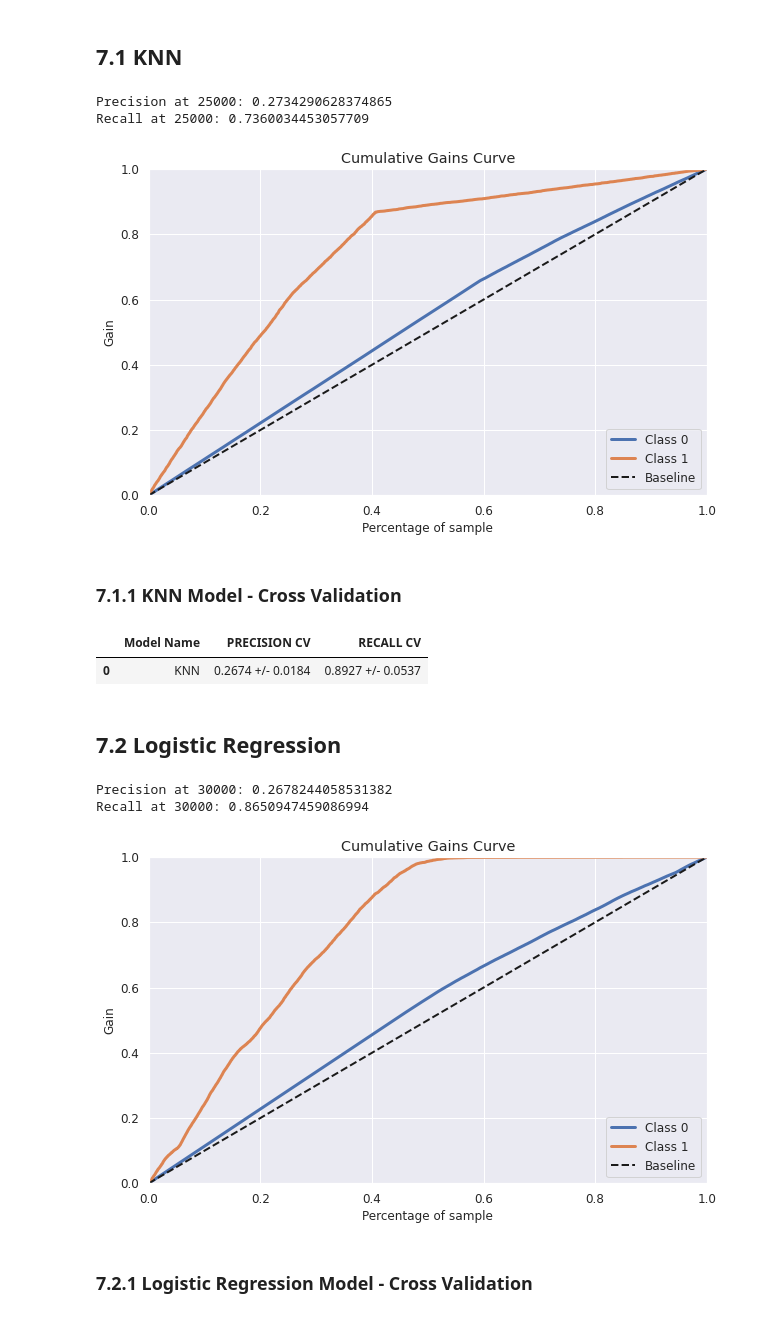
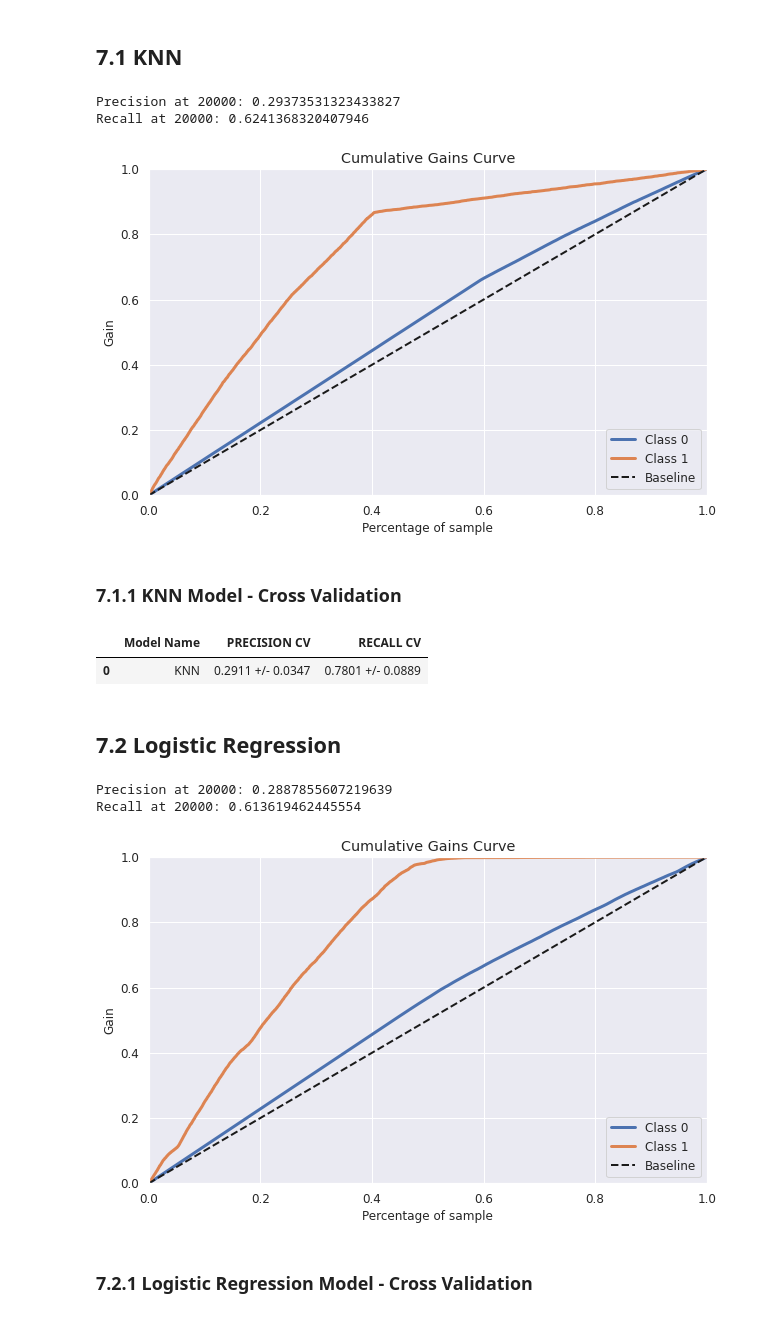
Before and after one commit to JeffersonMedines/health_insurance_cross_sell, a Jupyter notebook: notebooks/m01_v01_health_insurance_cross_sell.ipynb, the cells around one changed output. Drawn from its saved outputs; the diff is of its cells as text; code cells hidden in the pictures.

```diff
--- a/notebooks/m01_v01_health_insurance_cross_sell.ipynb
+++ b/notebooks/m01_v01_health_insurance_cross_sell.ipynb
@@ -293,5 +275,3 @@ df1.head()
-# %%
-df1 = df1.drop( columns=['id.1', 'id.2'] )
 # %% [markdown]
 ## 1.8 Descriptive Statistics
 # %%
@@ -930,7 +912,7 @@ df_knn = df7.copy()
 df_knn['score'] = yhat_knn[:, 1].tolist()
 
 # Calculate and Print precision@k/recall@k
-k = 25000
+k = 20000
 precision_k = precision_at_k( df_knn, k=k )
 print( f'Precision at {k}: {precision_k}' )
 
@@ -945,17 +927,17 @@ knn_single = pd.DataFrame( {'Model Name': 'KNN',
                              'PRECISION': round(precision_k, 4),
                              'RECALL': round(recall_k, 4)}, index=[0] )
 # %% [output]
-Precision at 25000: 0.2734290628374865
-Recall at 25000: 0.7360034453057709
+Precision at 20000: 0.29373531323433827
+Recall at 20000: 0.6241368320407946
 [figure]
 # %% [markdown]
 ### 7.1.1 KNN Model - Cross Validation
 # %%
-knn_cv = cross_validation( x_training, 5, 'KNN', knn_model, 25000 )
+knn_cv = cross_validation( x_training, 5, 'KNN', knn_model, 20000 )
 knn_cv
 # %% [output]
 |  | Model Name | PRECISION CV | RECALL CV |
-| 0 | KNN | 0.2674 +/- 0.0184 | 0.8927 +/- 0.0537 |
+| 0 | KNN | 0.2911 +/- 0.0347 | 0.7801 +/- 0.0889 |
 # %% [markdown]
 ## 7.2 Logistic Regression
 # %%
@@ -975,7 +957,7 @@ df_lr = df7.copy()
 df_lr['score'] = yhat_lr[:, 1].tolist()
 
 # compute precision@k/recall@k
-k = 30000
+k = 20000
 precision_k = precision_at_k( df_lr, k=k )
 print( f'Precision at {k}: {precision_k}' )
 
@@ -990,8 +972,8 @@ lr_single = pd.DataFrame( {'Model Name': 'Logistic Regression',
                              'PRECISION': round(precision_k, 4),
                              'RECALL': round(recall_k, 4)}, index=[0] )
 # %% [output]
-Precision at 30000: 0.2678244058531382
-Recall at 30000: 0.8650947459086994
+Precision at 20000: 0.2887855607219639
+Recall at 20000: 0.613619462445554
 [figure]
 # %% [markdown]
 ### 7.2.1 Logistic Regression Model - Cross Validation
```
Also changed, not shown: parts of 46 cells of this notebook, 8 other files.
